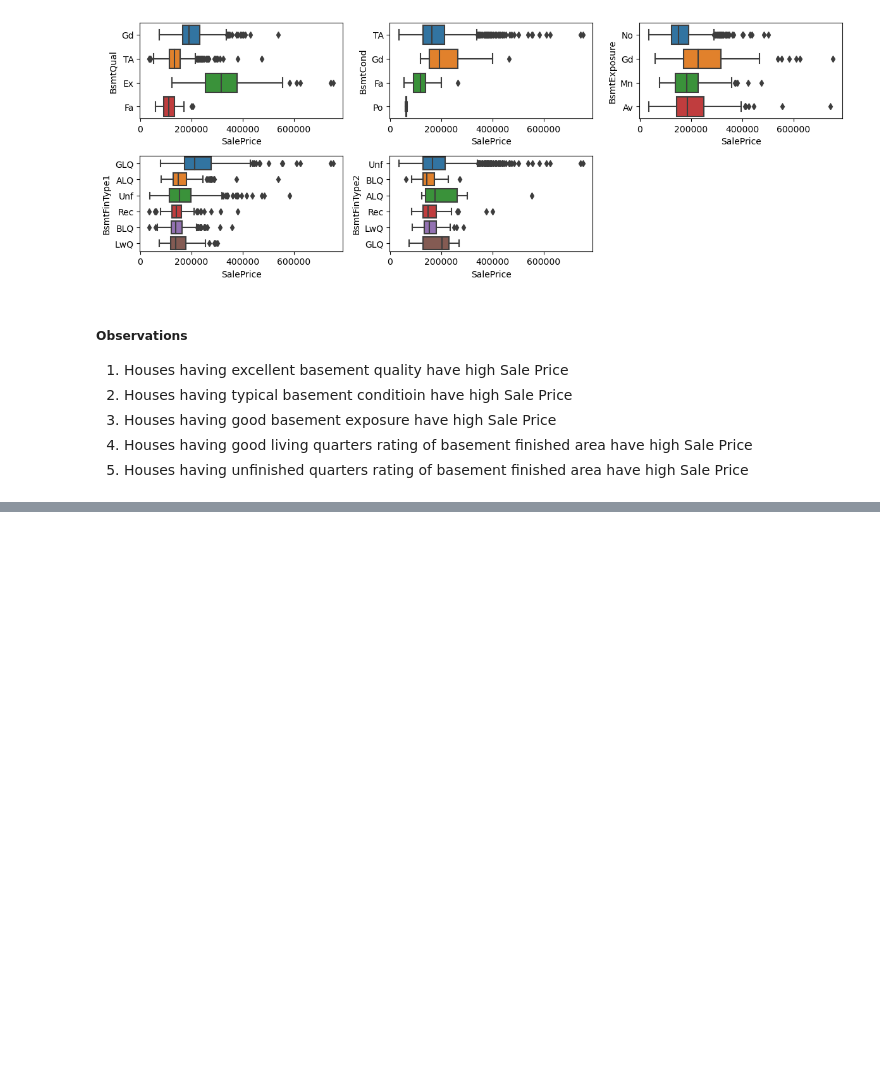
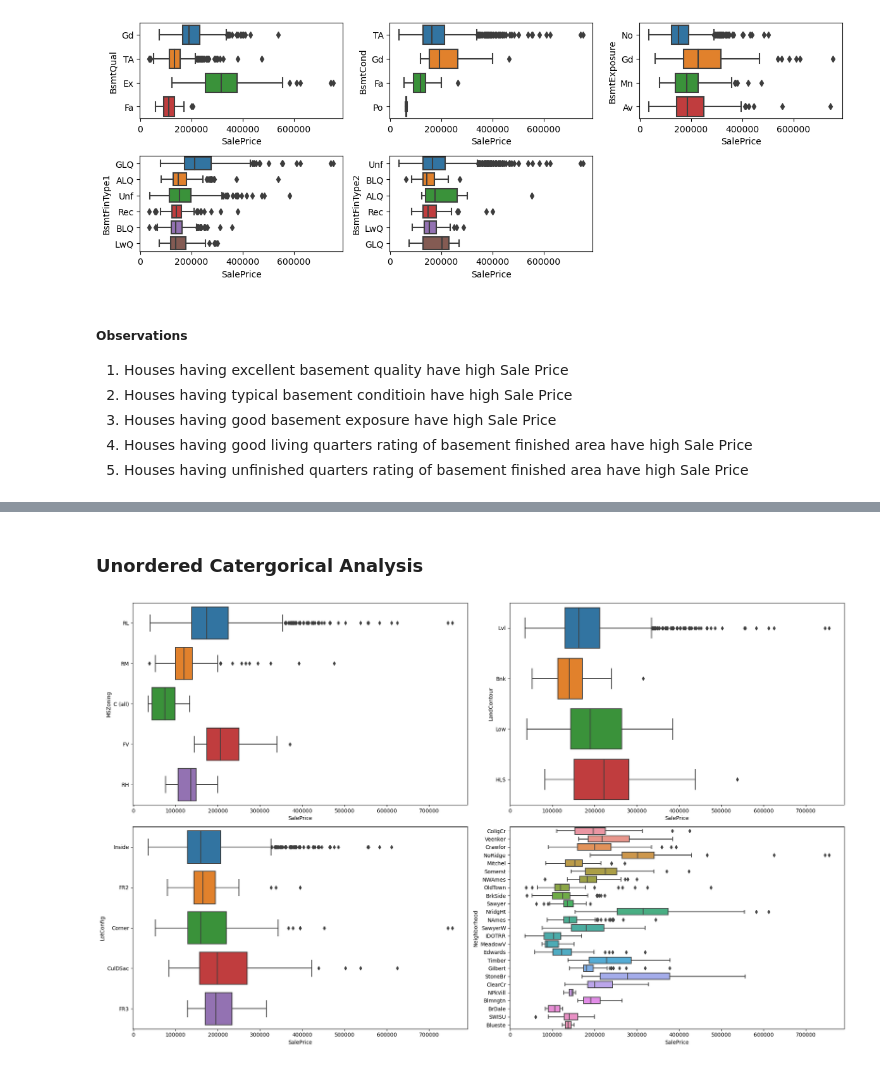
Before and after one commit to sanskar752000/Hosusing-Price-Australia-Prediction-Model, a Jupyter notebook: Surprise_housing_advance_regression.ipynb, the cells around one changed output, grey strips where cells are left out. Saved outputs shown, nothing was run; the diff lists cells and outputs as text; code cells hidden in the pictures; blank space fills up the shorter version.

```diff
--- a/Surprise_housing_advance_regression.ipynb
+++ b/Surprise_housing_advance_regression.ipynb
@@ -242,7 +242,7 @@ housing_df.GarageYrBlt_Old.fillna(-1,inplace=True)
 housing_df.GarageFinish.fillna('Unf',inplace=True)
 housing_df.GarageQual.fillna('TA',inplace=True)
 housing_df.GarageCond.fillna('TA',inplace=True)
-housing_df.FireplaceQu.fillna('Not Applicable', inplace=True)
+housing_df.FireplaceQu.fillna('Not_applicable', inplace=True)
 # %% [markdown]
 #### looking some more features and there values
 # %%
@@ -474,0 +477,19 @@ build_box_subplots(housing_df, basement_features, housing_df.SalePrice, (12, 6),
+# %%
+housing_df['LotShape'] = housing_df['LotShape'].map({'IR1':0,'IR2':1,'IR3':2,'Reg':3})
+housing_df['LandSlope'] = housing_df['LandSlope'].map({'Gtl':0,'Mod':1,'Sev':2})
+housing_df['HouseStyle'] = housing_df['HouseStyle'].map({'1Story':0, '1.5Unf':1, '1.5Fin':2,  '2Story' :3, '2.5Unf':4, '2.5Fin':5, 'SFoyer':6, 'SLvl':7})
+housing_df['ExterQual'] = housing_df['ExterQual'].map({'Po':0,'Fa':1,'TA':2,'Gd':3,'Ex':4})
+housing_df['ExterCond'] = housing_df['ExterCond'].map({'Po':0,'Fa':1,'TA':2,'Gd':3,'Ex':4})
+housing_df['BsmtQual'] = housing_df['BsmtQual'].map({'Not_applicable':0,'Po':1,'Fa':2,'TA':3,'Gd':4,'Ex':5})
+housing_df['BsmtCond'] = housing_df['BsmtCond'].map({'Not_applicable':0,'Po':1,'Fa':2,'TA':3,'Gd':4,'Ex':5})
+housing_df['BsmtExposure'] = housing_df['BsmtExposure'].map({'Not_applicable':0,'No':1,'Mn':2,'Av':3,'Gd':4})
+housing_df['BsmtFinType1'] = housing_df['BsmtFinType1'].map({'Not_applicable':0,'Unf':1,'LwQ':2,'Rec':3,'BLQ':4,'ALQ':5,'GLQ':6})
+housing_df['BsmtFinType2'] = housing_df['BsmtFinType2'].map({'Not_applicable':0,'Unf':1,'LwQ':2,'Rec':3,'BLQ':4,'ALQ':5,'GLQ':6})
+housing_df['HeatingQC'] = housing_df['HeatingQC'].map({'Po':0,'Fa':1,'TA':2,'Gd':3,'Ex':4})
+housing_df['CentralAir'] = housing_df['CentralAir'].map({'N':0,'Y':1})
+housing_df['KitchenQual'] = housing_df['KitchenQual'].map({'Po':0,'Fa':1,'TA':2,'Gd':3,'Ex':4})
+housing_df['GarageFinish'] = housing_df['GarageFinish'].map({'Not_applicable':0,'Unf':1,'RFn':2,'Fin':3})
+housing_df['GarageQual'] = housing_df['GarageQual'].map({'Not_applicable':0,'Po':1,'Fa':2,'TA':3,'Gd':4,'Ex':5})
+housing_df['GarageCond'] = housing_df['GarageCond'].map({'Not_applicable':0,'Po':1,'Fa':2,'TA':3,'Gd':4,'Ex':5})
+housing_df['Functional'] = housing_df['Functional'].map({'Typ':0, 'Min1':1, 'Min2':2, 'Mod':3, 'Maj1':4, 'Maj2':5, 'Sev':6, 'Sal':7})
+housing_df['FireplaceQu'] = housing_df['FireplaceQu'].map({'Not_applicable':0,'Po':1,'Fa':2,'TA':3,'Gd':4,'Ex':5})
@@ -474,0 +517,6 @@ build_box_subplots(housing_df, basement_features, housing_df.SalePrice, (12, 6),
+# %% [markdown]
+### Unordered Catergorical Analysis
+# %%
+build_box_subplots(housing_df, ['MSZoning', 'LandContour', 'LotConfig', 'Neighborhood'], housing_df.SalePrice, (20, 12), 2, 2)
+# %% [output]
+[figure, added]
```
Also changed, not shown: parts of 20 cells of this notebook.
